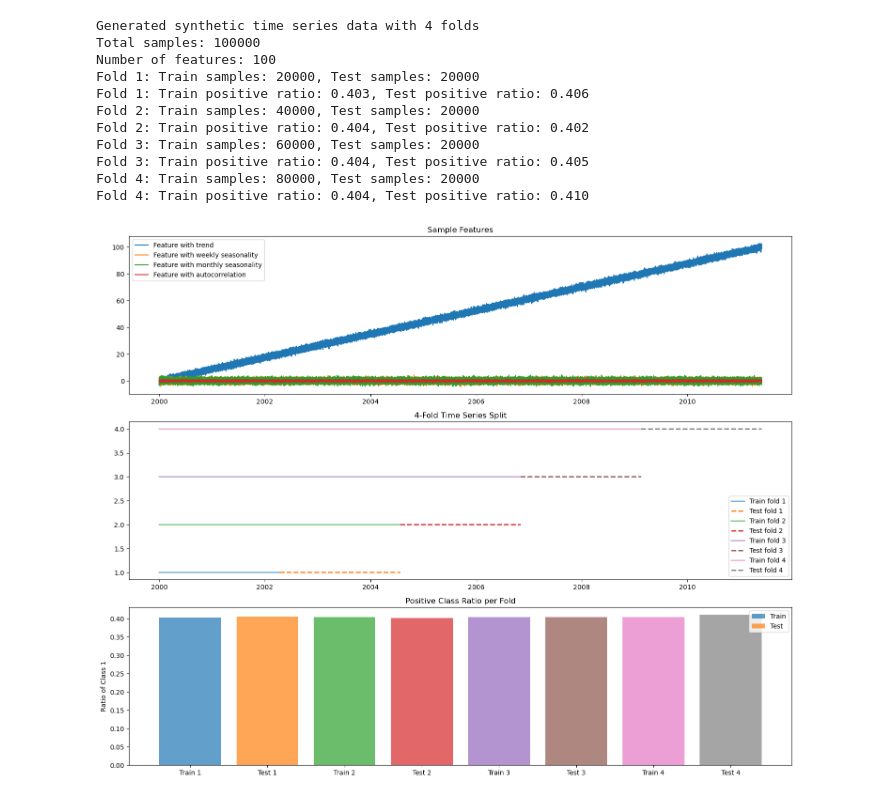
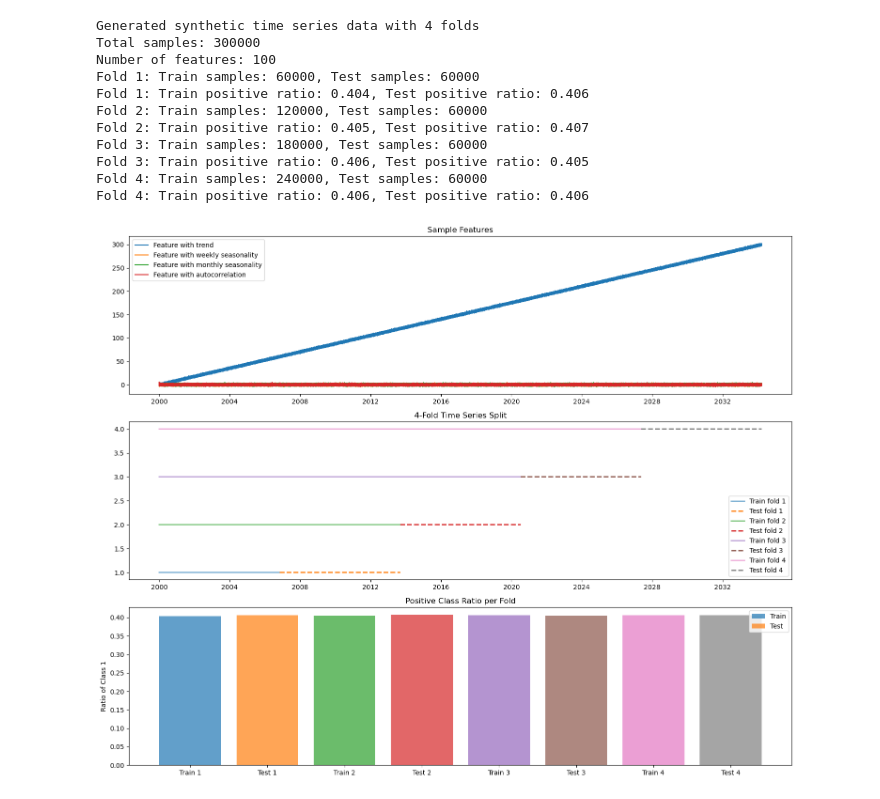
Before and after one commit to jimthompson5802/spark_sandbox, a Jupyter notebook: jupyter_notebooks/create_time_series_training_data.ipynb, the cells around one changed output. Cells and saved outputs as stored; diff of their text form; code cells hidden in the pictures.

```diff
--- a/jupyter_notebooks/create_time_series_training_data.ipynb
+++ b/jupyter_notebooks/create_time_series_training_data.ipynb
@@ -9,7 +9,7 @@ from datetime import datetime, timedelta
 
 DATA_DIR = '/home/jovyan/data'  # Directory to save the generated data
 
-N_SAMPLES = 100_000
+N_SAMPLES = 300_000
 N_FEATURES = 100
 
 # Set random seed for reproducibility
@@ -111,40 +111,40 @@ for i, (train_idx, test_idx) in enumerate(tscv.split(df)):
 
 plt.xticks(np.arange(8), ['Train 1', 'Test 1', 'Train 2', 'Test 2', 'Train 3', 'Test 3', 'Train 4', 'Test 4'])
 plt.title('Positive Class Ratio per Fold')
 plt.ylabel('Ratio of Class 1')
 plt.legend()
 
 # Save the data to CSV files - one with all data and separate files for each fold
 df.to_parquet(os.path.join(DATA_DIR,'synthetic_timeseries_all.parquet'), index=False)
 
 print("Generated synthetic time series data with 4 folds")
 print(f"Total samples: {len(df)}")
 print(f"Number of features: {len(df.columns) - 2}")  # -2 for date and target
 
 # Write each fold to separate files
 for i, (train_idx, test_idx) in enumerate(tscv.split(df)):
     train_df = df.iloc[train_idx]
     test_df = df.iloc[test_idx]
 
     train_df.to_parquet(os.path.join(DATA_DIR, f'ts_fold_{i+1}_train.parquet'), index=False)
     test_df.to_parquet(os.path.join(DATA_DIR, f'ts_fold_{i+1}_test.parquet'), index=False)
 
     print(f"Fold {i+1}: Train samples: {len(train_df)}, Test samples: {len(test_df)}")
     print(f"Fold {i+1}: Train positive ratio: {train_df['target'].mean():.3f}, Test positive ratio: {test_df['target'].mean():.3f}")
 
 plt.tight_layout()
 plt.savefig('/home/jovyan/images/synthetic_timeseries_visualization.png')
 plt.show()
 # %% [output]
 Generated synthetic time series data with 4 folds
-Total samples: 100000
+Total samples: 300000
 Number of features: 100
-Fold 1: Train samples: 20000, Test samples: 20000
-Fold 1: Train positive ratio: 0.403, Test positive ratio: 0.406
-Fold 2: Train samples: 40000, Test samples: 20000
-Fold 2: Train positive ratio: 0.404, Test positive ratio: 0.402
-Fold 3: Train samples: 60000, Test samples: 20000
-Fold 3: Train positive ratio: 0.404, Test positive ratio: 0.405
-Fold 4: Train samples: 80000, Test samples: 20000
-Fold 4: Train positive ratio: 0.404, Test positive ratio: 0.410
+Fold 1: Train samples: 60000, Test samples: 60000
+Fold 1: Train positive ratio: 0.404, Test positive ratio: 0.406
+Fold 2: Train samples: 120000, Test samples: 60000
+Fold 2: Train positive ratio: 0.405, Test positive ratio: 0.407
+Fold 3: Train samples: 180000, Test samples: 60000
+Fold 3: Train positive ratio: 0.406, Test positive ratio: 0.405
+Fold 4: Train samples: 240000, Test samples: 60000
+Fold 4: Train positive ratio: 0.406, Test positive ratio: 0.406
-[figure, old version]
+[figure, new version]
```
Also changed, not shown: 3 other files.
